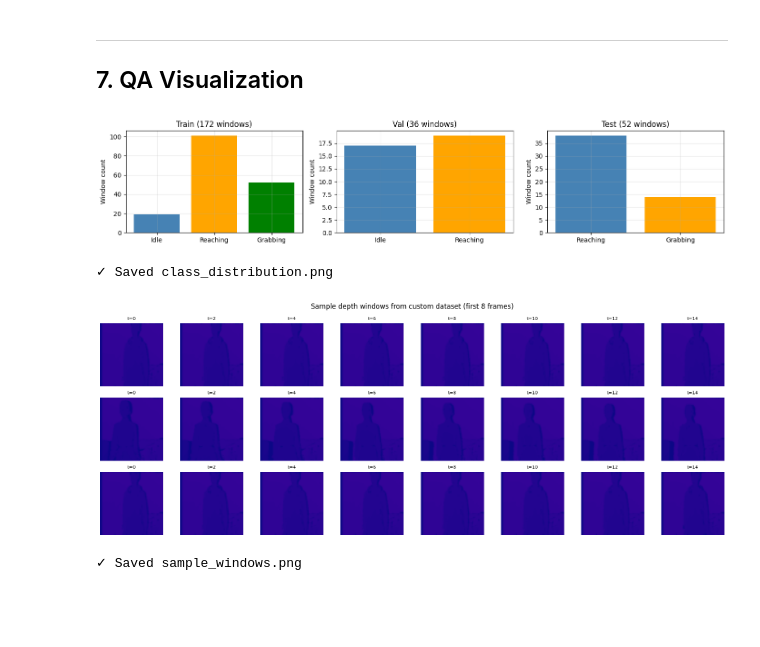
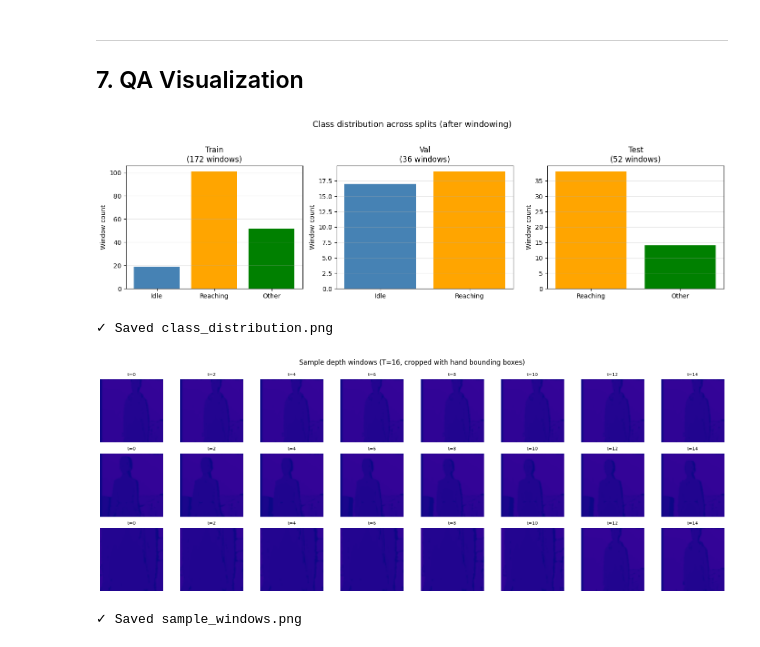
Before and after one commit to hinpak/comp4471-project, a Jupyter notebook: notebook/10_custom_data_prep.ipynb, the cells around one changed output. Cells and saved outputs as stored; diff of their text form; code cells hidden in the pictures; blank space fills up the shorter version.

```diff
--- a/notebook/10_custom_data_prep.ipynb
+++ b/notebook/10_custom_data_prep.ipynb
@@ -25,8 +34,10 @@ This notebook prepares the custom domain-specific dataset from the `customDatase
 # %%
 import sys
 from pathlib import Path
+import json
 import numpy as np
 import matplotlib.pyplot as plt
+import matplotlib.patches as patches
 from PIL import Image
 from tqdm.notebook import tqdm
 import torch
@@ -37,27 +48,27 @@ if str(SRC.resolve()) not in sys.path:
     sys.path.insert(0, str(SRC.resolve()))
 
 from config import PROC_DIR, DEPTH_RESIZE, DEPTH_MAX_MM, WINDOW_T, STRIDE
-from preprocess_depth import crop_and_resize_frame
+from preprocess_depth import _expand_bbox, crop_and_resize_frame
 
 # Custom dataset root
 CUSTOM_DATASET_ROOT = Path('..') / 'customDataset'
-CUSTOM_PROC_DIR = PROC_DIR / 'custom'
-CUSTOM_PROC_DIR.mkdir(exist_ok=True)
+CUSTOM_PROC_DIR = PROC_DIR / 'custom_transfer'
+CUSTOM_PROC_DIR.mkdir(exist_ok=True, parents=True)
 
 print(f'Custom dataset root: {CUSTOM_DATASET_ROOT}')
 print(f'Processing output: {CUSTOM_PROC_DIR}')
 print(f'Depth params: resize={DEPTH_RESIZE}, max_mm={DEPTH_MAX_MM}, window_t={WINDOW_T}, stride={STRIDE}')
 
-# Label mapping
+# Label mapping for transfer learning
 LABEL_MAP = {
     'stationary': 0,      # Idle
     'handReaching': 1,    # Reaching
-    'other': 2            # Grabbing
+    'other': 2            # Other (waving hands)
 }
-LABEL_NAMES = {0: 'Idle', 1: 'Reaching', 2: 'Grabbing'}
+LABEL_NAMES = {0: 'Idle', 1: 'Reaching', 2: 'Other'}
 
 print(f'\nLabel mapping:')
 for folder, label in LABEL_MAP.items():
-    print(f'  {folder} → {label} ({LABEL_NAMES[label]})')
+    print(f'  {folder:15} → {label} ({LABEL_NAMES[label]})')
 # %% [output]
 Custom dataset root: ..\customDataset
@@ -413,54 +524,65 @@ Location: D:\course\comp4471\comp4471-project\dataset\processed\custom
 ---
 ## 7. QA Visualization <a id='7'></a>
 # %%
+# ---
+## 7. QA Visualization <a id='7'></a>
+
 # Check class distribution after windowing
-fig, axes = plt.subplots(1, 3, figsize=(14, 3))
+fig, axes = plt.subplots(1, 3, figsize=(14, 4))
 
 for ax, (data, name) in zip(axes, [
-    (train_labels, 'Train'),
-    (val_labels, 'Val'),
-    (test_labels, 'Test')
+    (train_labels, f'Train\n({len(train_labels)} windows)'),
+    (val_labels, f'Val\n({len(val_labels)} windows)'),
+    (test_labels, f'Test\n({len(test_labels)} windows)')
 ]):
-    labels, counts = np.unique(data, return_counts=True)
-    ax.bar([LABEL_NAMES[lbl] for lbl in labels], counts, color=['steelblue', 'orange', 'green'])
+    labels_unique, counts = np.unique(data, return_counts=True)
+    colors = ['steelblue', 'orange', 'green']
+    ax.bar([LABEL_NAMES[lbl] for lbl in labels_unique], counts, color=[colors[lbl] for lbl in labels_unique])
     ax.set_ylabel('Window count')
-    ax.set_title(f'{name} ({len(data)} windows)')
-    ax.grid(True, alpha=0.3)
+    ax.set_title(name)
+    ax.grid(True, alpha=0.3, axis='y')
 
+plt.suptitle('Class distribution across splits (after windowing)', fontsize=13, y=1.02)
 plt.tight_layout()
 plt.savefig(CUSTOM_PROC_DIR / 'class_distribution.png', dpi=100, bbox_inches='tight')
 plt.show()
 print('✓ Saved class_distribution.png')
 # %% [output]
-[figure, old version]
+[figure, new version]
 ✓ Saved class_distribution.png
 # %%
 # Visualize sample windows from each class
 fig, axes = plt.subplots(3, 8, figsize=(16, 6))
 
-for row, (label, name) in enumerate([(0, 'Idle'), (1, 'Reaching'), (2, 'Grabbing')]):
-    # Find first window of this class
+for row, (label, name) in enumerate([(0, 'Idle'), (1, 'Reaching'), (2, 'Other')]):
+    # Find first window of this class in training set
     indices_of_class = np.where(train_labels == label)[0]
     if len(indices_of_class) > 0:
         win_idx = indices_of_class[0]
-        window = train_depth[win_idx]  # (16, 64, 64)
+        window = train_depth[win_idx]  # (T, 64, 64)
 
-        # Show 8 frames from this window
+        # Show 8 evenly-spaced frames from this window
         for col in range(8):
-            frame_idx = col * (len(window) // 8)
+            frame_idx = min(col * (len(window) // 8), len(window) - 1)
             ax = axes[row, col]
             ax.imshow(window[frame_idx], cmap='plasma', vmin=0, vmax=1)
             ax.set_title(f't={frame_idx}', fontsize=8)
             ax.axis('off')
 
-        axes[row, 0].set_ylabel(name, fontsize=10, fontweight='bold')
+        axes[row, 0].set_ylabel(name, fontsize=11, fontweight='bold')
+    else:
+        # No samples of this class
+        for col in range(8):
+            axes[row, col].text(0.5, 0.5, f'No {name} samples',
+                               ha='center', va='center', transform=axes[row, col].transAxes)
+            axes[row, col].axis('off')
 
-fig.suptitle('Sample depth windows from custom dataset (first 8 frames)', fontsize=12)
+fig.suptitle('Sample depth windows (T=16, cropped with hand bounding boxes)', fontsize=12, y=0.98)
 plt.tight_layout()
 plt.savefig(CUSTOM_PROC_DIR / 'sample_windows.png', dpi=100, bbox_inches='tight')
 plt.show()
 print('✓ Saved sample_windows.png')
 # %% [output]
-[figure, old version]
+[figure, new version]
 ✓ Saved sample_windows.png
 # %%
```
Also changed, not shown: parts of 10 cells of this notebook, 2 other files.
